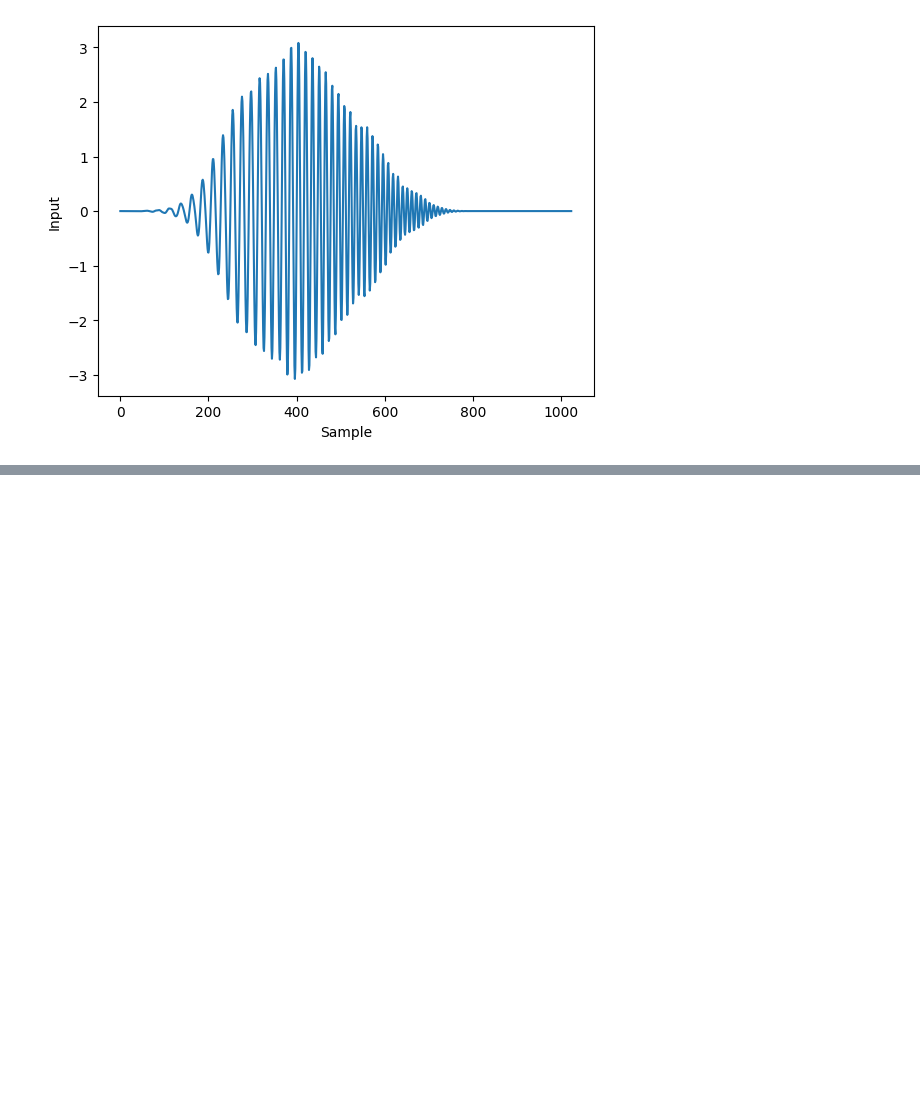
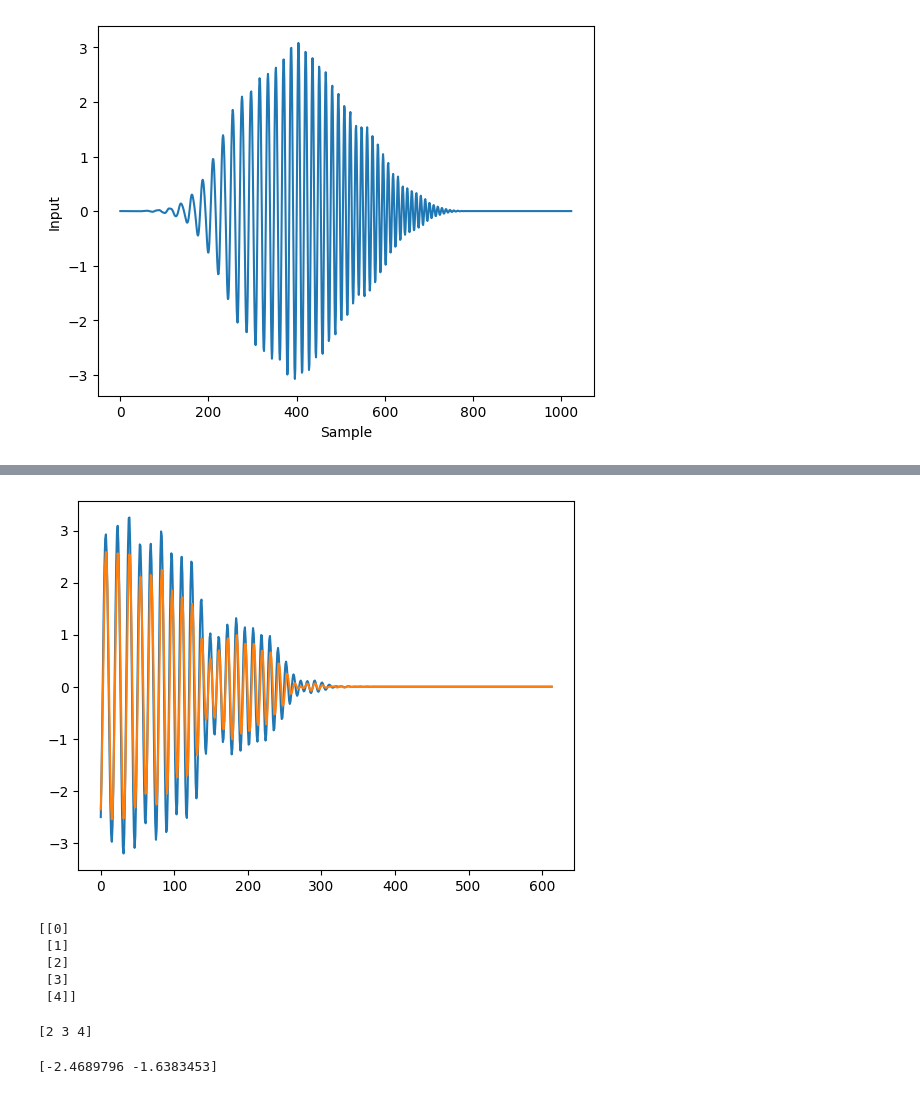
Before and after one commit to ZYVE255/encs6181_project, a Jupyter notebook: flutter.ipynb, the cells around one changed output, grey strips where cells are left out. Saved outputs shown, nothing was run; the diff lists cells and outputs as text; code cells hidden in the pictures; blank space fills up the shorter version.

```diff
--- a/flutter.ipynb
+++ b/flutter.ipynb
@@ -47,0 +127,6 @@ ls_lift_order = 1
+# %%
+plt.plot(Y_test)
+plt.plot(y_pred_test)
+plt.show()
+# %% [output]
+[figure, added]
@@ -47,0 +135,17 @@ ls_lift_order = 1
+# %%
+print(arr)
+# %% [output]
+[[0]
+ [1]
+ [2]
+ [3]
+ [4]]
+# %%
+print(arr[-3:,:].flatten())
+# %% [output]
+[2 3 4]
+# %%
+i= 5
+print(u_test[i:i+NUM_DELAYS+1])
+# %% [output]
+[-2.4689796 -1.6383453]
```
Also changed, not shown: parts of 9 cells of this notebook.
